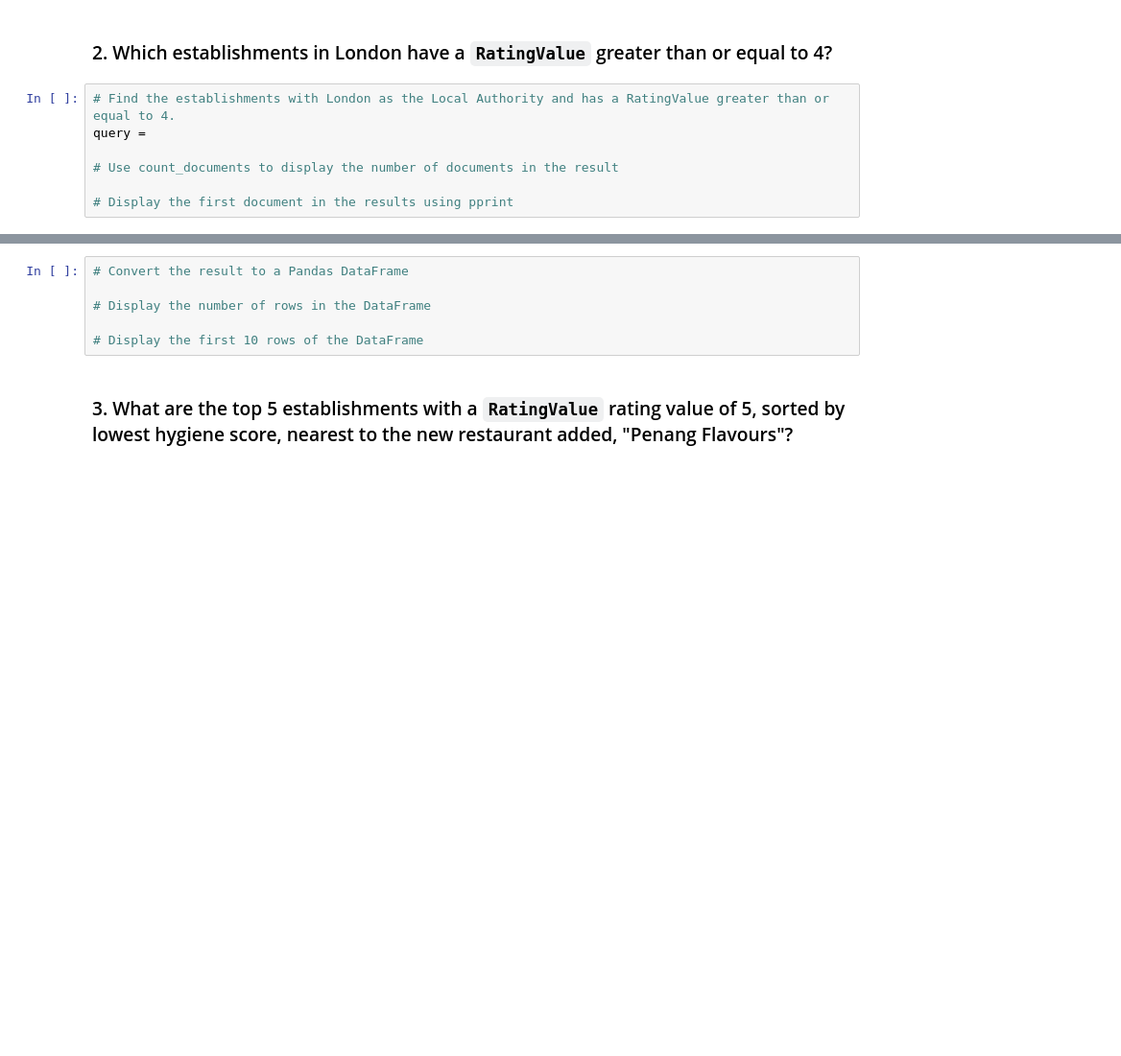
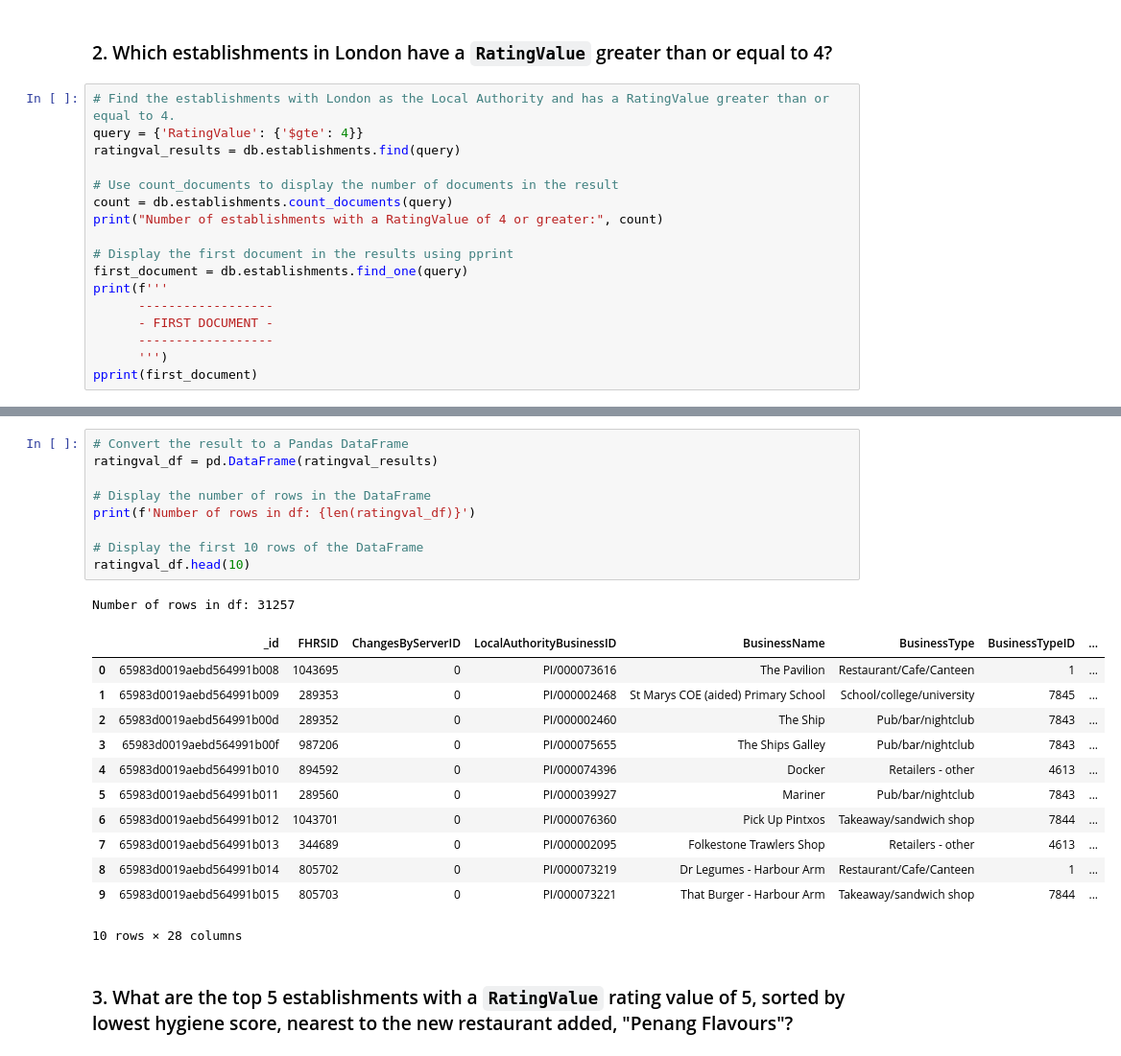
Before and after one commit to gfsiciliani/nosql-challenge, a Jupyter notebook: NoSQL_analysis_starter.ipynb, the cells around one changed output, grey strips where cells are left out. Shown: that part at 96% size. Saved outputs shown, nothing was run; the diff lists cells and outputs as text; blank space fills up the shorter version.

```diff
--- a/NoSQL_analysis_starter.ipynb
+++ b/NoSQL_analysis_starter.ipynb
@@ -45,8 +96,18 @@ query =
 ### 2. Which establishments in London have a `RatingValue` greater than or equal to 4?
 # %%
 # Find the establishments with London as the Local Authority and has a RatingValue greater than or equal to 4.
-query =
+query = {'RatingValue': {'$gte': 4}}
+ratingval_results = db.establishments.find(query)
 
 # Use count_documents to display the number of documents in the result
+count = db.establishments.count_documents(query)
+print("Number of establishments with a RatingValue of 4 or greater:", count)
 
 # Display the first document in the results using pprint
+first_document = db.establishments.find_one(query)
+print(f'''
+      ------------------
+      - FIRST DOCUMENT -
+      ------------------
+      ''')
+pprint(first_document)
@@ -53,9 +132,26 @@ query =
 # %%
 # Convert the result to a Pandas DataFrame
+ratingval_df = pd.DataFrame(ratingval_results)
 
 # Display the number of rows in the DataFrame
+print(f'Number of rows in df: {len(ratingval_df)}')
 
 # Display the first 10 rows of the DataFrame
+ratingval_df.head(10)
+# %% [output]
+Number of rows in df: 31257
+|  | _id | FHRSID | ChangesByServerID | LocalAuthorityBusinessID | BusinessName | BusinessType | BusinessTypeID | ... |
+| 0 | 65983d0019aebd564991b008 | 1043695 | 0 | PI/000073616 | The Pavilion | Restaurant/Cafe/Canteen | 1 | ... |
+| 1 | 65983d0019aebd564991b009 | 289353 | 0 | PI/000002468 | St Marys COE (aided) Primary School | School/college/university | 7845 | ... |
+| 2 | 65983d0019aebd564991b00d | 289352 | 0 | PI/000002460 | The Ship | Pub/bar/nightclub | 7843 | ... |
+| 3 | 65983d0019aebd564991b00f | 987206 | 0 | PI/000075655 | The Ships Galley | Pub/bar/nightclub | 7843 | ... |
+| 4 | 65983d0019aebd564991b010 | 894592 | 0 | PI/000074396 | Docker | Retailers - other | 4613 | ... |
+| 5 | 65983d0019aebd564991b011 | 289560 | 0 | PI/000039927 | Mariner | Pub/bar/nightclub | 7843 | ... |
+| 6 | 65983d0019aebd564991b012 | 1043701 | 0 | PI/000076360 | Pick Up Pintxos | Takeaway/sandwich shop | 7844 | ... |
+| 7 | 65983d0019aebd564991b013 | 344689 | 0 | PI/000002095 | Folkestone Trawlers Shop | Retailers - other | 4613 | ... |
+| 8 | 65983d0019aebd564991b014 | 805702 | 0 | PI/000073219 | Dr Legumes - Harbour Arm | Restaurant/Cafe/Canteen | 1 | ... |
+| 9 | 65983d0019aebd564991b015 | 805703 | 0 | PI/000073221 | That Burger - Harbour Arm | Takeaway/sandwich shop | 7844 | ... |
+10 rows × 28 columns
 # %% [markdown]
 ### 3. What are the top 5 establishments with a `RatingValue` rating value of 5, sorted by lowest hygiene score, nearest to the new restaurant added, "Penang Flavours"?
 # %%
```
Also changed, not shown: parts of 5 cells of this notebook.
